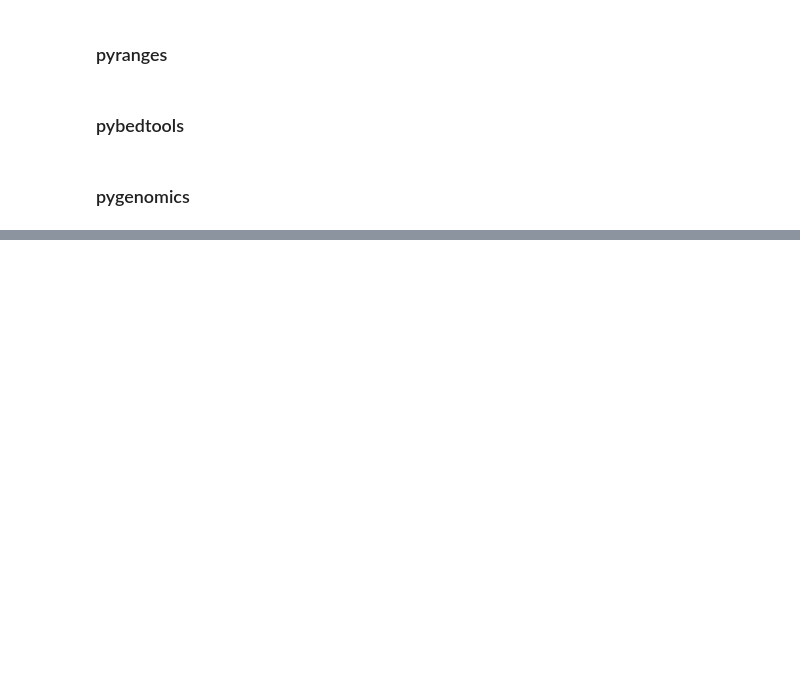
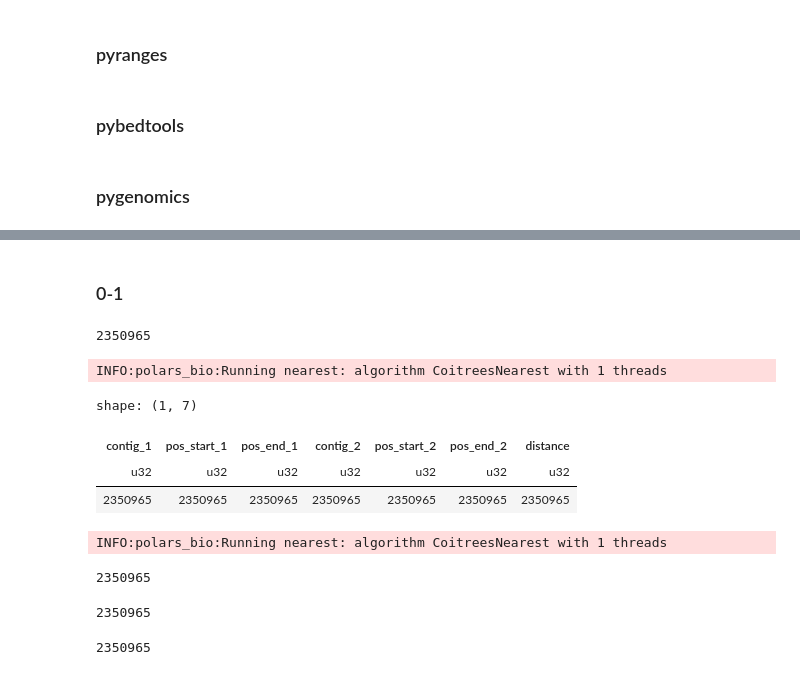
Before and after one commit to zkeram/polars-bio, a Jupyter notebook: benchmark/run_bench.ipynb, the cells around one changed output, grey strips where cells are left out. Drawn from its saved outputs; the diff is of its cells as text; code cells hidden in the pictures; blank space fills up the shorter version.

```diff
--- a/benchmark/run_bench.ipynb
+++ b/benchmark/run_bench.ipynb
@@ -15,3 +15,7 @@ import os
 BENCH_DATA_ROOT= os.getenv('BENCH_DATA_ROOT', '/data/bench_data/databio/')
 # %%
 import pandas as pd
+# %%
+# 0-
+df_path_0 = f"{BENCH_DATA_ROOT}/chainRn4/*.parquet"
+df_path_1 = f"{BENCH_DATA_ROOT}/fBrain-DS14718/*.parquet"
@@ -17,0 +26,4 @@ import pandas as pd
+# %%
+# 0-8
+df_path_0 = f"{BENCH_DATA_ROOT}/chainRn4/*.parquet"
+df_path_8 = f"{BENCH_DATA_ROOT}/ex-rna/*.parquet"
@@ -185,0 +217,28 @@ plot_metrics(
+# %%
+from polars_bio import FilterOp
+import polars_bio as pb
+pb.ctx.set_option("datafusion.execution.target_partitions", "1")
+pb.ctx.set_option("datafusion.optimizer.repartition_joins", "false")
+# %% [markdown]
+### 0-1
+# %%
+len(df_0_pr.nearest(df_1_pr))
+# %% [output]
+2350965
+# %%
+pb.nearest(df_path_0, df_path_1, overlap_filter=FilterOp.Strict).collect().count()
+# %% [output]
+INFO:polars_bio:Running nearest: algorithm CoitreesNearest with 1 threads
+shape: (1, 7)
+| contig_1 | pos_start_1 | pos_end_1 | contig_2 | pos_start_2 | pos_end_2 | distance |
+| u32 | u32 | u32 | u32 | u32 | u32 | u32 |
+| 2350965 | 2350965 | 2350965 | 2350965 | 2350965 | 2350965 | 2350965 |
+# %%
+len(pb.nearest(df_0, df_1, overlap_filter=FilterOp.Strict, output_type="pandas.DataFrame"))
+# %% [output]
+INFO:polars_bio:Running nearest: algorithm CoitreesNearest with 1 threads
+2350965
+# %%
+len(bf.closest(df_0, df_1, suffixes=('_1','_2'),cols1=("contig", "pos_start", "pos_end"),cols2=("contig", "pos_start", "pos_end")))
+# %% [output]
+2350965
@@ -185,0 +247,4 @@ plot_metrics(
+# %%
+len(df_0_pr.nearest(df_3_pr))
+# %% [output]
+2350965
```
Also changed, not shown: parts of 22 cells of this notebook, 32 other files.
